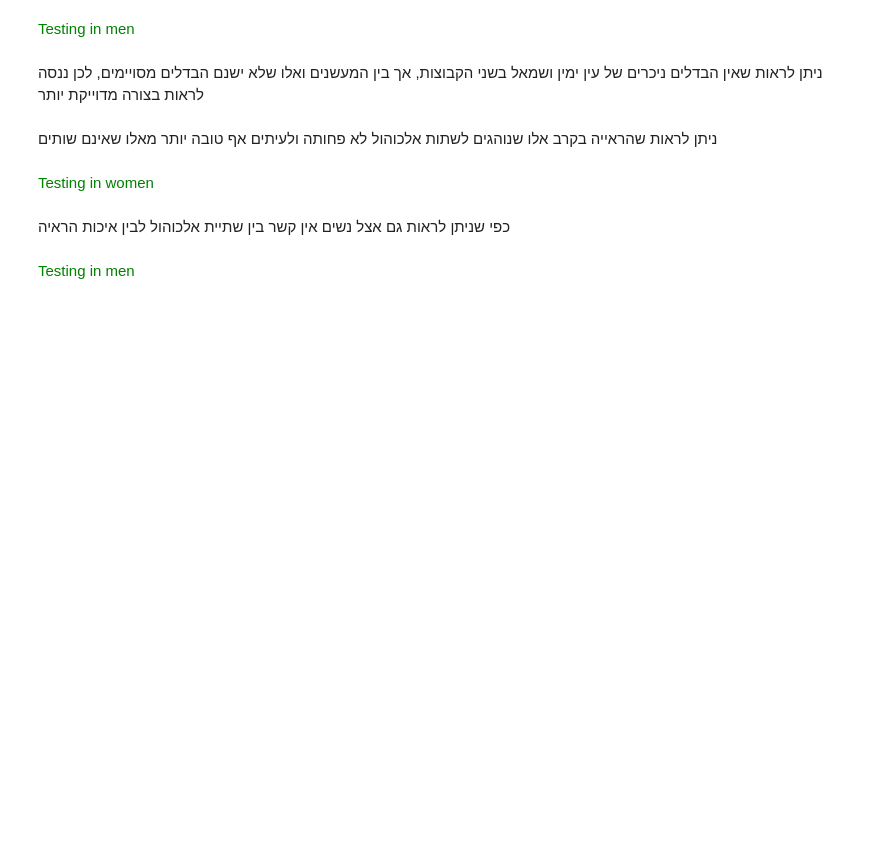
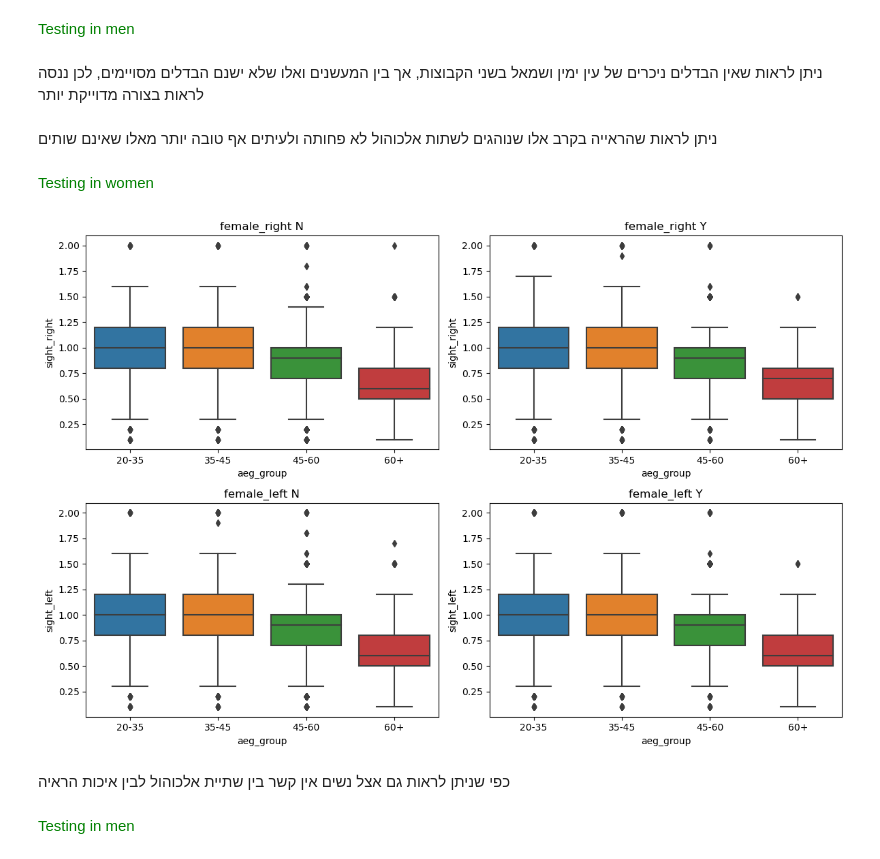
Before and after one commit to reuvenwel/project-1, a Jupyter notebook: גירסה 3.ipynb, the cells around one changed output. Cells and saved outputs as stored; diff of their text form; code cells hidden in the pictures; blank space fills up the shorter version.

```diff
--- a/גירסה 3.ipynb
+++ b/גירסה 3.ipynb
@@ -502,27 +546,29 @@ sight_male_df_no_1
 # %%
 sight_female_df1 = female_df[female_df["sight_right"]<8.0]
 sight_female_df1 = sight_female_df1[sight_female_df1["sight_left"]<8.0]
-sight_female_df_no = sight_female_df1[sight_female_df1["DRK_YN"] == "N"]
+sight_female_df_no = sight_female_df1[sight_female_df1["DRK_YN"] == 0]
 
 sight_female_df2 = female_df[female_df["sight_right"]<8.0]
 sight_female_df2 = sight_female_df2[sight_female_df2["sight_left"]<8.0]
-sight_female_df_yes = sight_female_df2[sight_female_df2["DRK_YN"] == "Y"]
+sight_female_df_yes = sight_female_df2[sight_female_df2["DRK_YN"] == 1]
 
 
 fig, axes = plt.subplots(2,2, figsize=(12, 8))
 plt.subplots_adjust(wspace = 0.6)
 categories = ["20-35","35-45","45-60","60+"]
 sns.boxplot(x='aeg_group', y='sight_right', data=sight_female_df_no, order = categories ,ax = axes[0,0])
 sns.boxplot(x='aeg_group', y='sight_left', data=sight_female_df_no, order = categories, ax = axes[1,0])
 sns.boxplot(x='aeg_group', y='sight_right', data=sight_female_df_yes, order = categories, ax = axes[0,1])
 sns.boxplot(x='aeg_group', y='sight_left', data=sight_female_df_yes, order = categories, ax = axes[1,1])
 
 axes[0,0].set_title('female_right N')
 axes[1,0].set_title('female_left N')
 axes[0,1].set_title('female_right Y')
 axes[1,1].set_title('female_left Y')
 plt.tight_layout()
 plt.show()
+# %% [output]
+[figure, added]
 # %% [markdown]
 כפי שניתן לראות גם אצל נשים אין קשר בין שתיית אלכוהול לבין איכות הראיה
 # %% [markdown]
```
Also changed, not shown: parts of 16 cells of this notebook.
